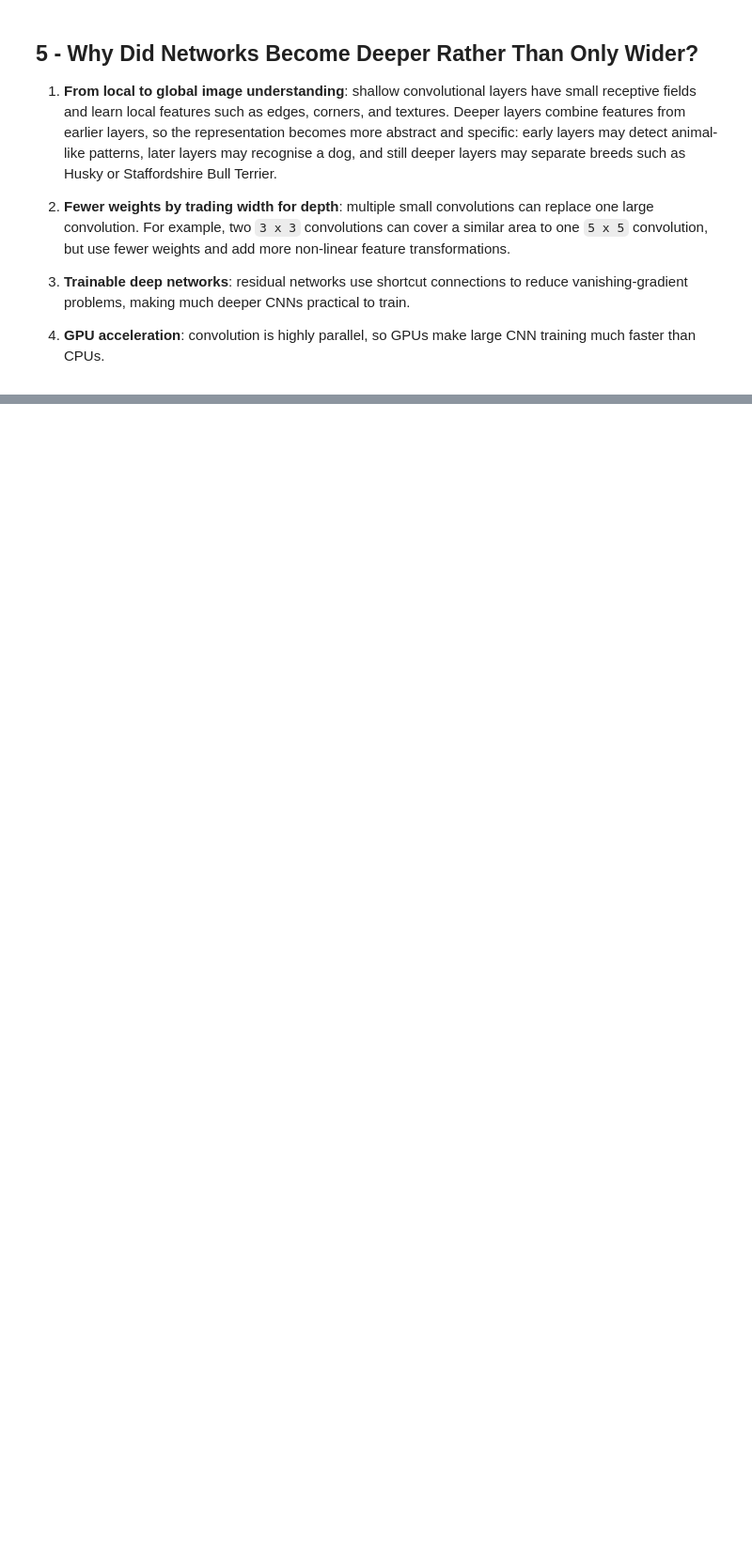
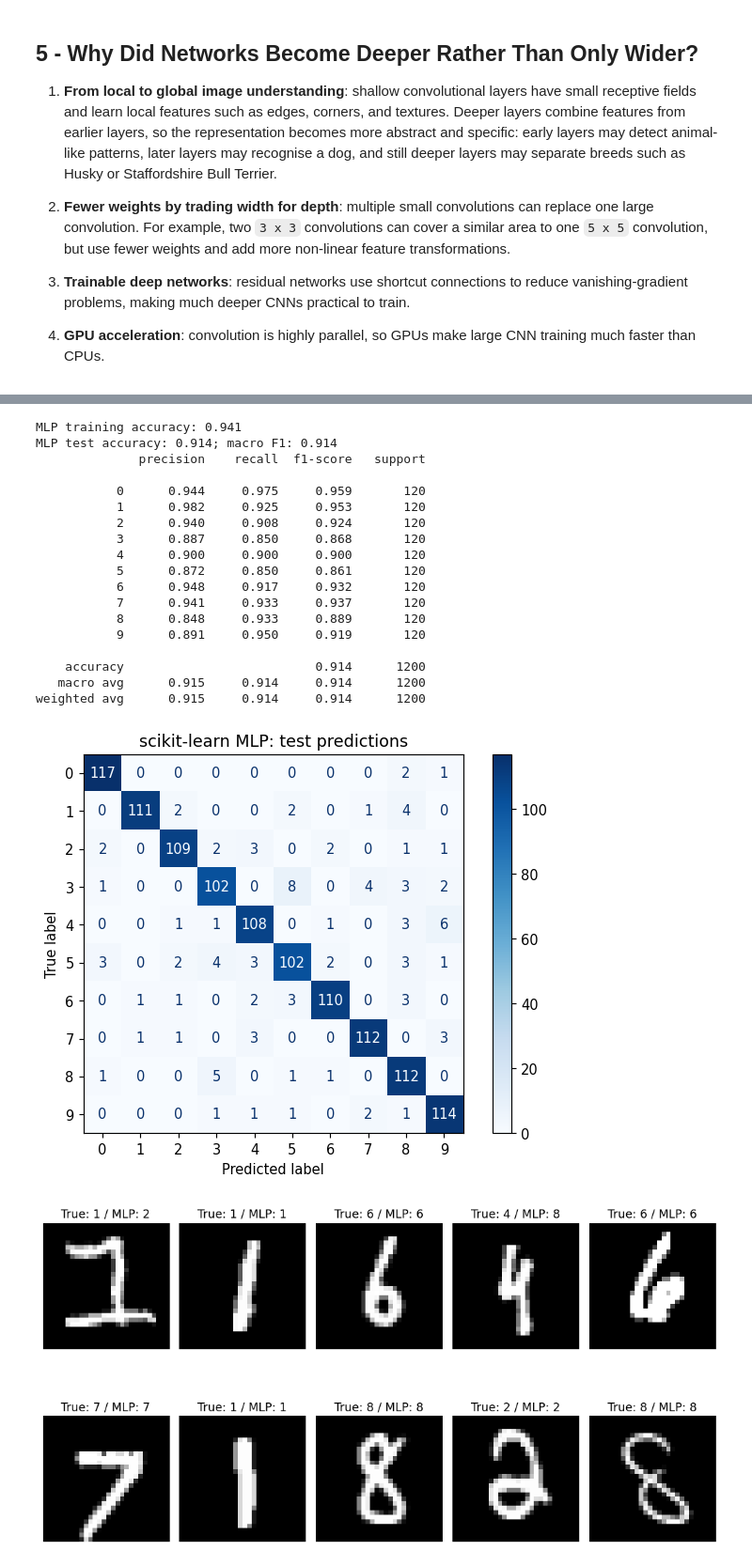
Before and after one commit to wlos/ai_with_python_course, a Jupyter notebook: Session16 Introduction to Deep Learning and Image Processing 1.ipynb, the cells around one changed output, grey strips where cells are left out. Shown at 94% size. Saved outputs shown, nothing was run; the diff lists cells and outputs as text; code cells hidden in the pictures; blank space fills up the shorter version.

```diff
--- a/Session16 Introduction to Deep Learning and Image Processing 1.ipynb
+++ b/Session16 Introduction to Deep Learning and Image Processing 1.ipynb
@@ -733,0 +486,45 @@ timing_df
+# %%
+from sklearn.metrics import accuracy_score, f1_score, classification_report, ConfusionMatrixDisplay
+
+mlp_predictions = mlp_model.predict(test_pixels)  # Predict labels without updating weights.
+mlp_train_accuracy = mlp_model.score(train_pixels, train_labels)
+mlp_test_accuracy = accuracy_score(test_labels, mlp_predictions)
+mlp_macro_f1 = f1_score(test_labels, mlp_predictions, average="macro")
+print(f"MLP training accuracy: {mlp_train_accuracy:.3f}")
+print(f"MLP test accuracy: {mlp_test_accuracy:.3f}; macro F1: {mlp_macro_f1:.3f}")
+print(classification_report(test_labels, mlp_predictions, digits=3, zero_division=0))
+
+# Rows show true classes; columns show predicted classes.
+ConfusionMatrixDisplay.from_predictions(test_labels, mlp_predictions, cmap="Blues")
+plt.title("scikit-learn MLP: test predictions")
+plt.tight_layout()
+plt.show()
+
+fig, axes = plt.subplots(2, 5, figsize=(10, 6))
+for index, ax in enumerate(axes.ravel()):
+    ax.imshow(test_pixels[index].reshape(IMAGE_SIDE, IMAGE_SIDE), cmap="gray")
+    ax.set_title(f"True: {test_labels[index]} / MLP: {mlp_predictions[index]}")
+    ax.axis("off")
+plt.tight_layout(h_pad=3.0)  # Leave room between rows for prediction labels.
+plt.show()
+# %% [output]
+MLP training accuracy: 0.941
+MLP test accuracy: 0.914; macro F1: 0.914
+              precision    recall  f1-score   support
+
+           0      0.944     0.975     0.959       120
+           1      0.982     0.925     0.953       120
+           2      0.940     0.908     0.924       120
+           3      0.887     0.850     0.868       120
+           4      0.900     0.900     0.900       120
+           5      0.872     0.850     0.861       120
+           6      0.948     0.917     0.932       120
+           7      0.941     0.933     0.937       120
+           8      0.848     0.933     0.889       120
+           9      0.891     0.950     0.919       120
+
+    accuracy                          0.914      1200
+   macro avg      0.915     0.914     0.914      1200
+weighted avg      0.915     0.914     0.914      1200
+[figure, added]
+[figure, added]
```
Also changed, not shown: parts of 37 cells of this notebook, 2 other files.
